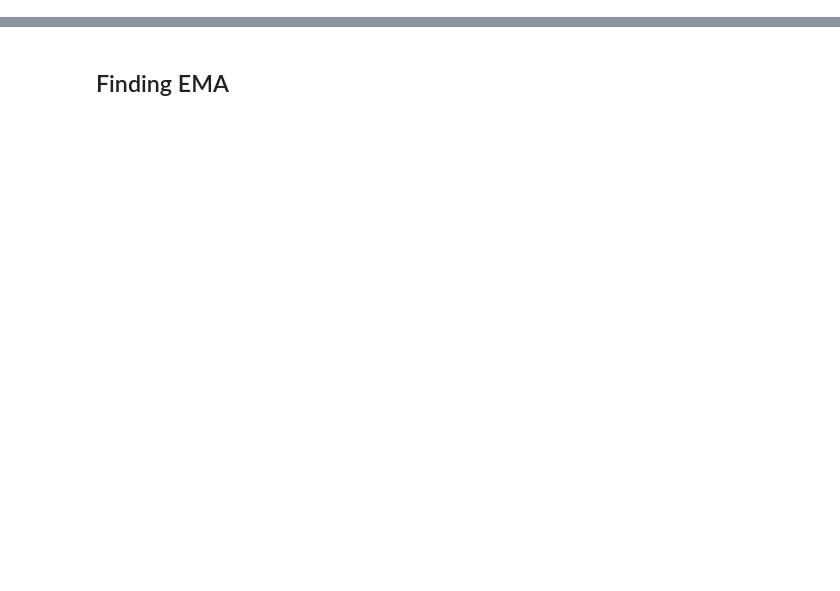
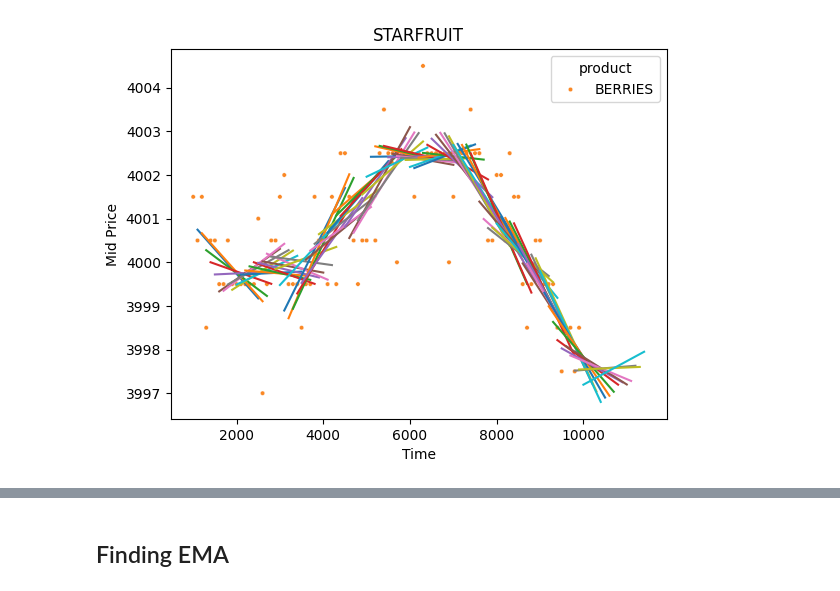
Before and after one commit to VincentG03/IMC-Poverty, a Jupyter notebook: Ziheng/output.ipynb, the cells around one changed output, grey strips where cells are left out. Saved outputs shown, nothing was run; the diff lists cells and outputs as text; code cells hidden in the pictures; blank space fills up the shorter version.

```diff
--- a/Ziheng/output.ipynb
+++ b/Ziheng/output.ipynb
@@ -75,21 +51,25 @@ Text(0, 0.5, 'Mid Price')
 # %%
-sns.scatterplot(data=df[df['product'] == 'STARFRUIT'].iloc[100:250], x='timestamp', y='mid_price', hue='product', s = 10, palette=['#fa8825'])
-for i in range(100, 250, 1):
+sns.scatterplot(data=df[df['product'] == 'BERRIES'].iloc[10:100], x='timestamp', y='mid_price', hue='product', s = 10, palette=['#fa8825'])
+for i in range(10, 100, 1):
     x_new = []
     minus = -1400
     for _ in range(15):
         x_new.append(time[i] + minus)
+        minus += 100
     # x_1 = time[i]-100
     # x_2 = time[i]-200
     # x_3 = time[i]-300
     # x_new = [x_3, x_2, x_1, time[i]]
-    c, m = lin_reg(np.array(x_new), np.array(gradient_lst[i]))
+    # c, m = lin_reg(np.array(x_new), np.array(gradient_lst[i]))
+    m, c = np.polyfit(x_new, gradient_lst[i], 1)
     y = m * np.array(x_new) + c
-    print(y)
+    # print(gradient_lst[i])
     plt.plot(x_new, y)
 plt.title('STARFRUIT')
 plt.xlabel('Time')
 plt.ylabel('Mid Price')
 plt.show()
+# %% [output]
+[figure, added]
 # %%
 len(time)
```
Also changed, not shown: parts of 13 cells of this notebook, 8 other files.
